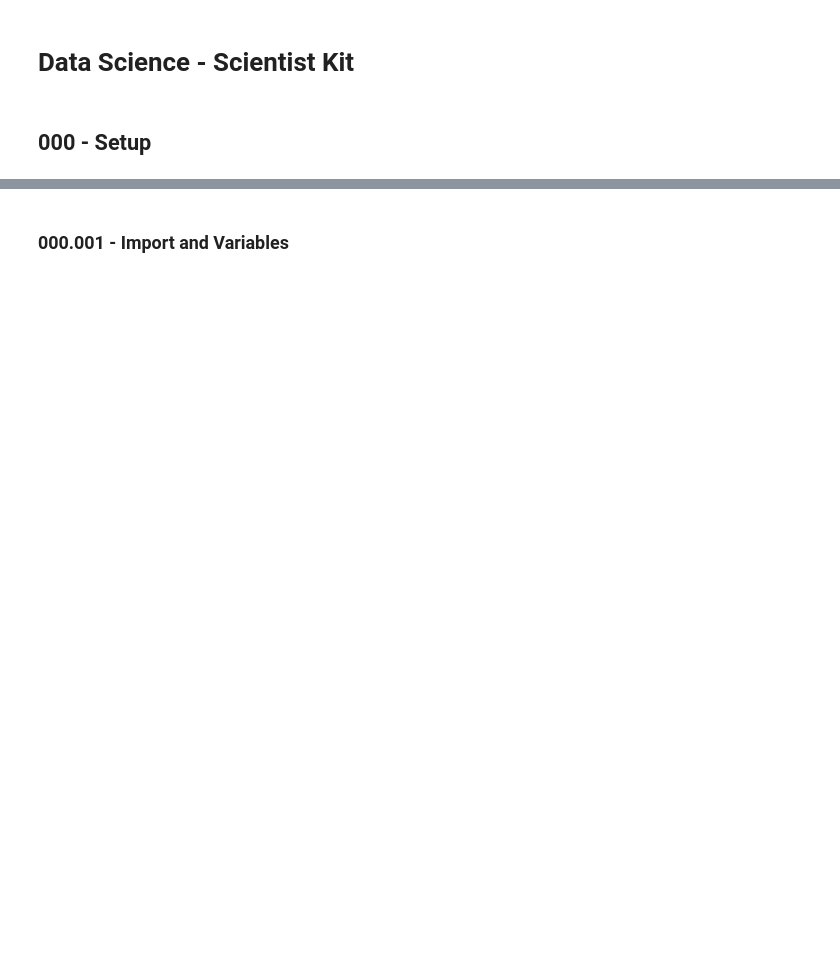
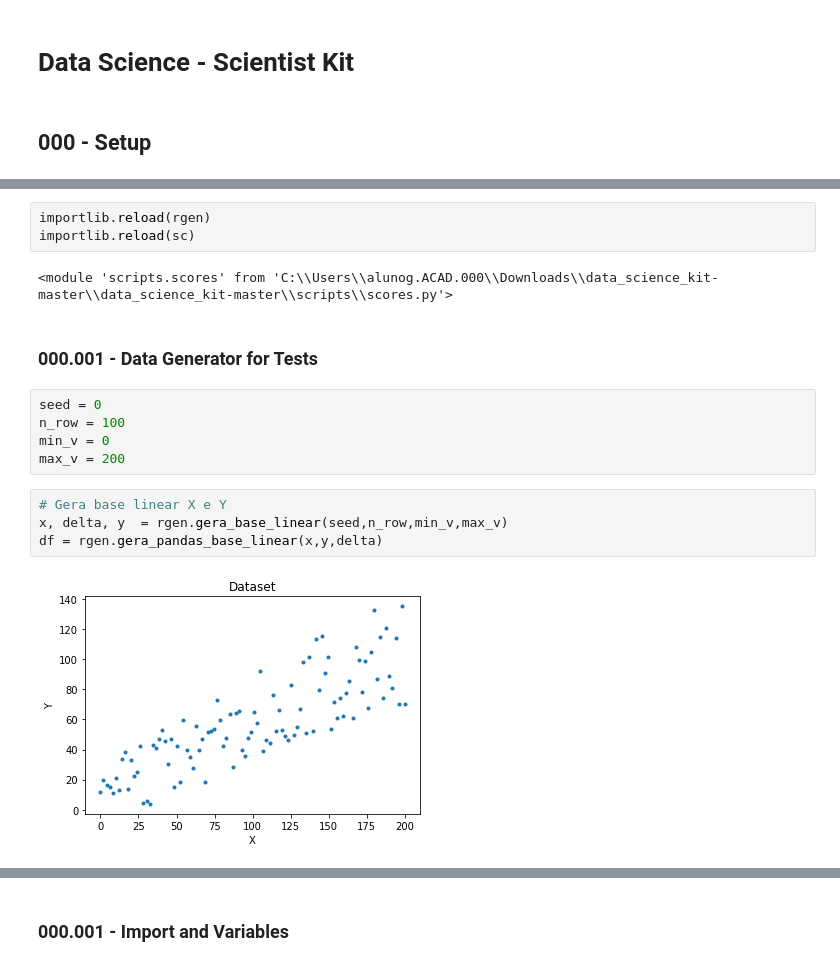
Before and after one commit to youitik/data_science_kit, a Jupyter notebook: scientist_kit_v001.ipynb, the cells around one changed output, grey strips where cells are left out. Cells and saved outputs as stored; diff of their text form; blank space fills up the shorter version.

```diff
--- a/scientist_kit_v001.ipynb
+++ b/scientist_kit_v001.ipynb
@@ -9,0 +25,18 @@ import log
+# %%
+importlib.reload(rgen)
+importlib.reload(sc)
+# %% [output]
+<module 'scripts.scores' from 'C:\\Users\\alunog.ACAD.000\\Downloads\\data_science_kit-master\\data_science_kit-master\\scripts\\scores.py'>
+# %% [markdown]
+### 000.001 - Data Generator for Tests
+# %%
+seed = 0
+n_row = 100
+min_v = 0
+max_v = 200
+# %%
+# Gera base linear X e Y
+x, delta, y  = rgen.gera_base_linear(seed,n_row,min_v,max_v)
+df = rgen.gera_pandas_base_linear(x,y,delta)
+# %% [output]
+[figure, added]
```
Also changed, not shown: parts of 29 cells of this notebook, 8 other files.
